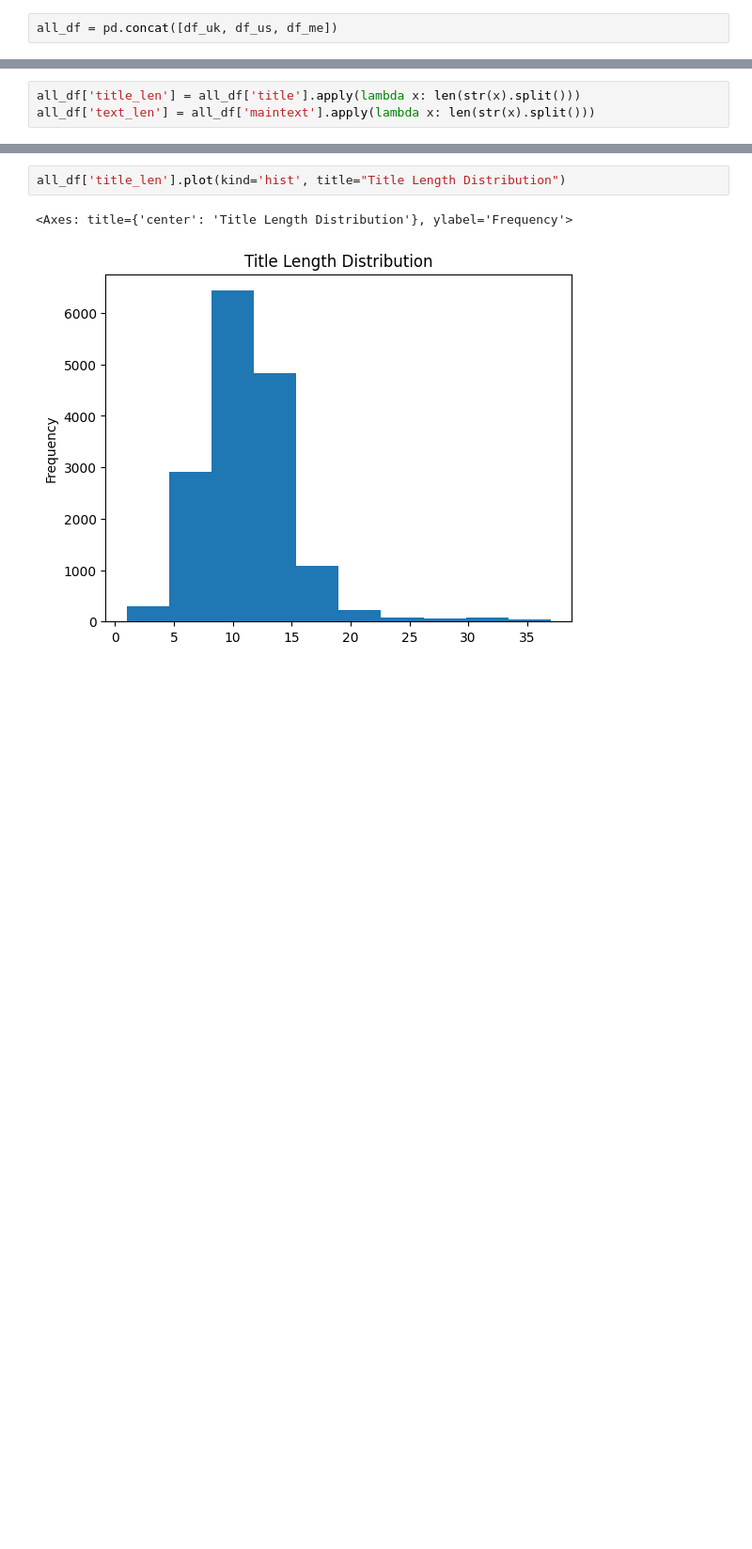
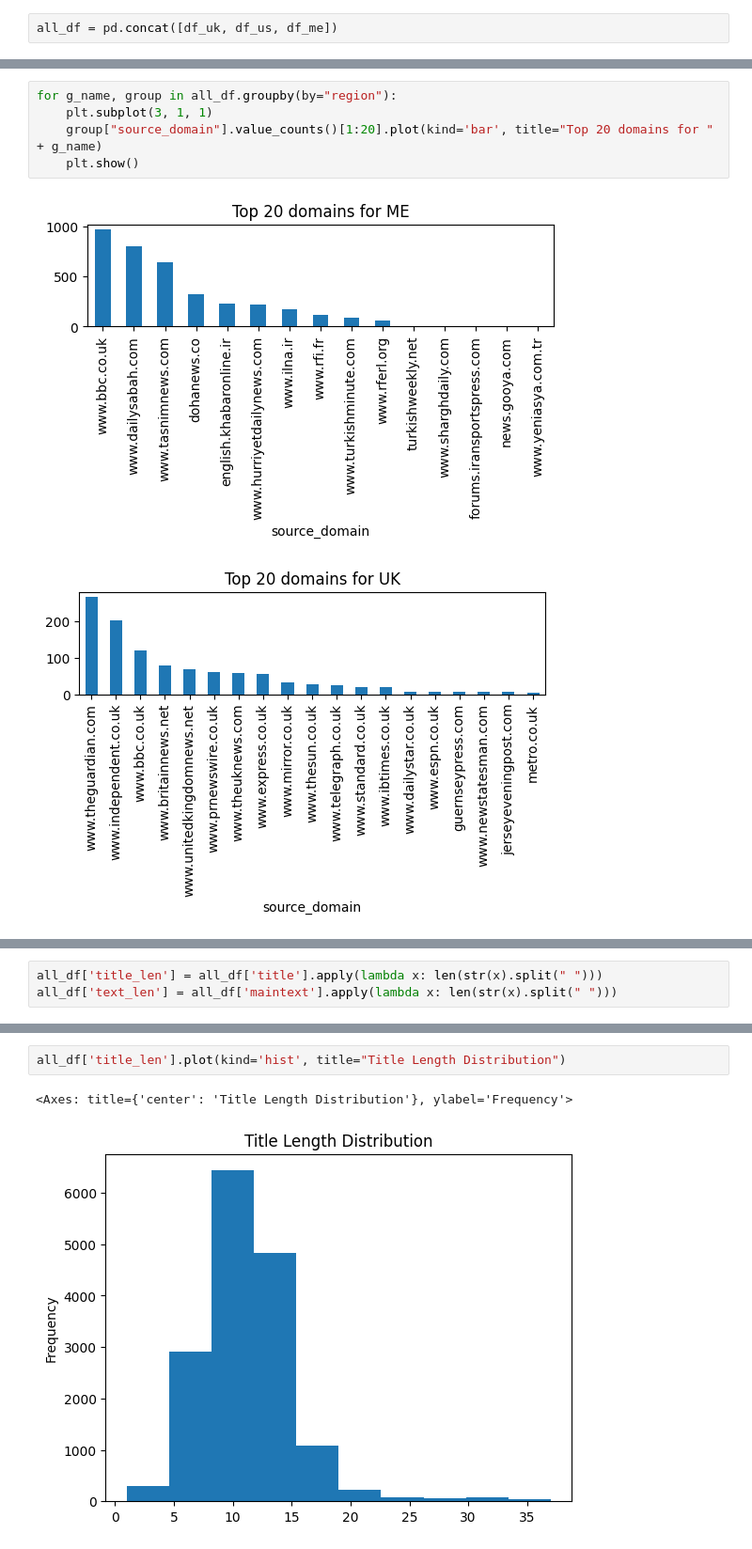
Before and after one commit to avneetreen/humanity-check, a Jupyter notebook: notebooks/data_exploration.ipynb, the cells around one changed output, grey strips where cells are left out. Shown at 94% size. Drawn from its saved outputs; the diff is of its cells as text; blank space fills up the shorter version.

```diff
--- a/notebooks/data_exploration.ipynb
+++ b/notebooks/data_exploration.ipynb
@@ -38,0 +73,8 @@ all_df["source_domain"].value_counts()[1:40].plot(kind='bar', title="Top 40 Doma
+# %%
+for g_name, group in all_df.groupby(by="region"):
+    plt.subplot(3, 1, 1)
+    group["source_domain"].value_counts()[1:20].plot(kind='bar', title="Top 20 domains for " + g_name)
+    plt.show()
+# %% [output]
+[figure, added]
+[figure, added]
@@ -39,3 +82,3 @@ all_df["source_domain"].value_counts()[1:40].plot(kind='bar', title="Top 40 Doma
 # %%
-all_df['title_len'] = all_df['title'].apply(lambda x: len(str(x).split()))
-all_df['text_len'] = all_df['maintext'].apply(lambda x: len(str(x).split()))
+all_df['title_len'] = all_df['title'].apply(lambda x: len(str(x).split(" ")))
+all_df['text_len'] = all_df['maintext'].apply(lambda x: len(str(x).split(" ")))
```
Also changed, not shown: parts of 13 cells of this notebook, 3 other files.
